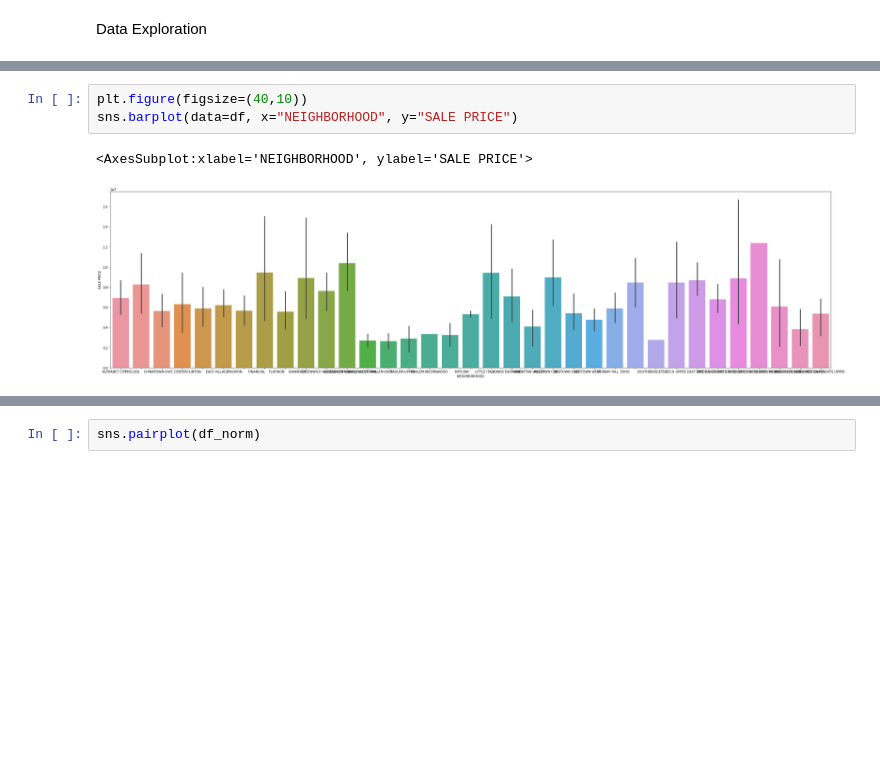
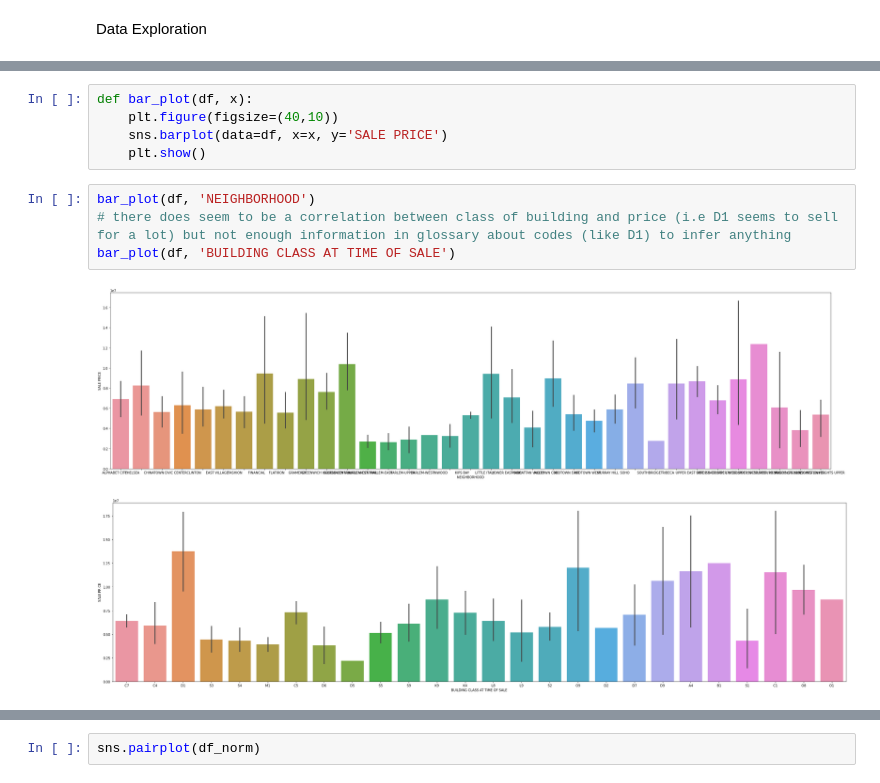
Before and after one commit to tasnmb/Manhattan-property-prices-analysis, a Jupyter notebook: cw_v2.ipynb, the cells around one changed output, grey strips where cells are left out. Saved outputs shown, nothing was run; the diff lists cells and outputs as text; blank space fills up the shorter version.

```diff
--- a/cw_v2.ipynb
+++ b/cw_v2.ipynb
@@ -225,7 +223,13 @@ line_plot(df, 'YEAR BUILT', 'SALE PRICE')
 # %%
-plt.figure(figsize=(40,10))
-sns.barplot(data=df, x="NEIGHBORHOOD", y="SALE PRICE")
+def bar_plot(df, x):
+    plt.figure(figsize=(40,10))
+    sns.barplot(data=df, x=x, y='SALE PRICE')
+    plt.show()
-# %% [output]
-<AxesSubplot:xlabel='NEIGHBORHOOD', ylabel='SALE PRICE'>
-[figure, removed]
+# %%
+bar_plot(df, 'NEIGHBORHOOD')
+# there does seem to be a correlation between class of building and price (i.e D1 seems to sell for a lot) but not enough information in glossary about codes (like D1) to infer anything
+bar_plot(df, 'BUILDING CLASS AT TIME OF SALE')
+# %% [output]
+[figure, added]
+[figure, added]
 # %%
```
Also changed, not shown: parts of 19 cells of this notebook.
